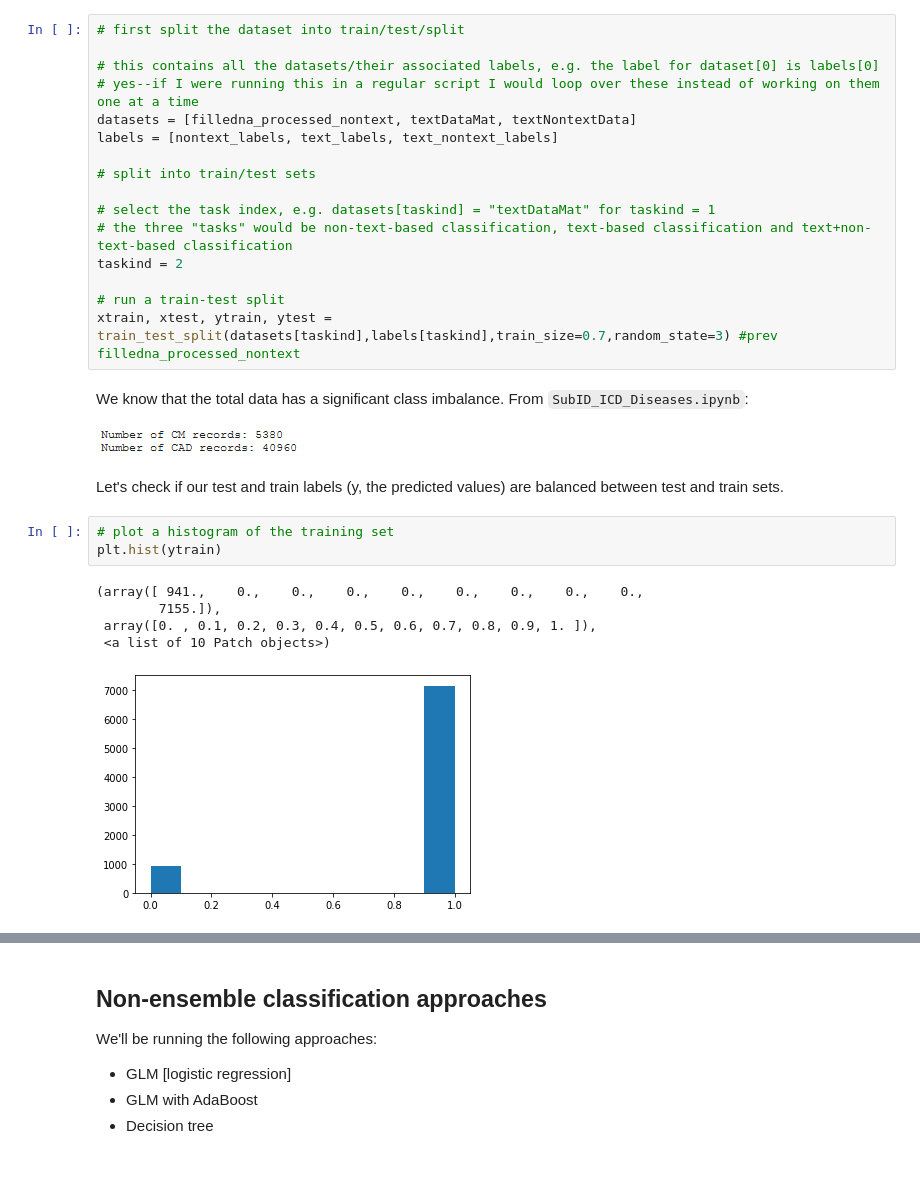
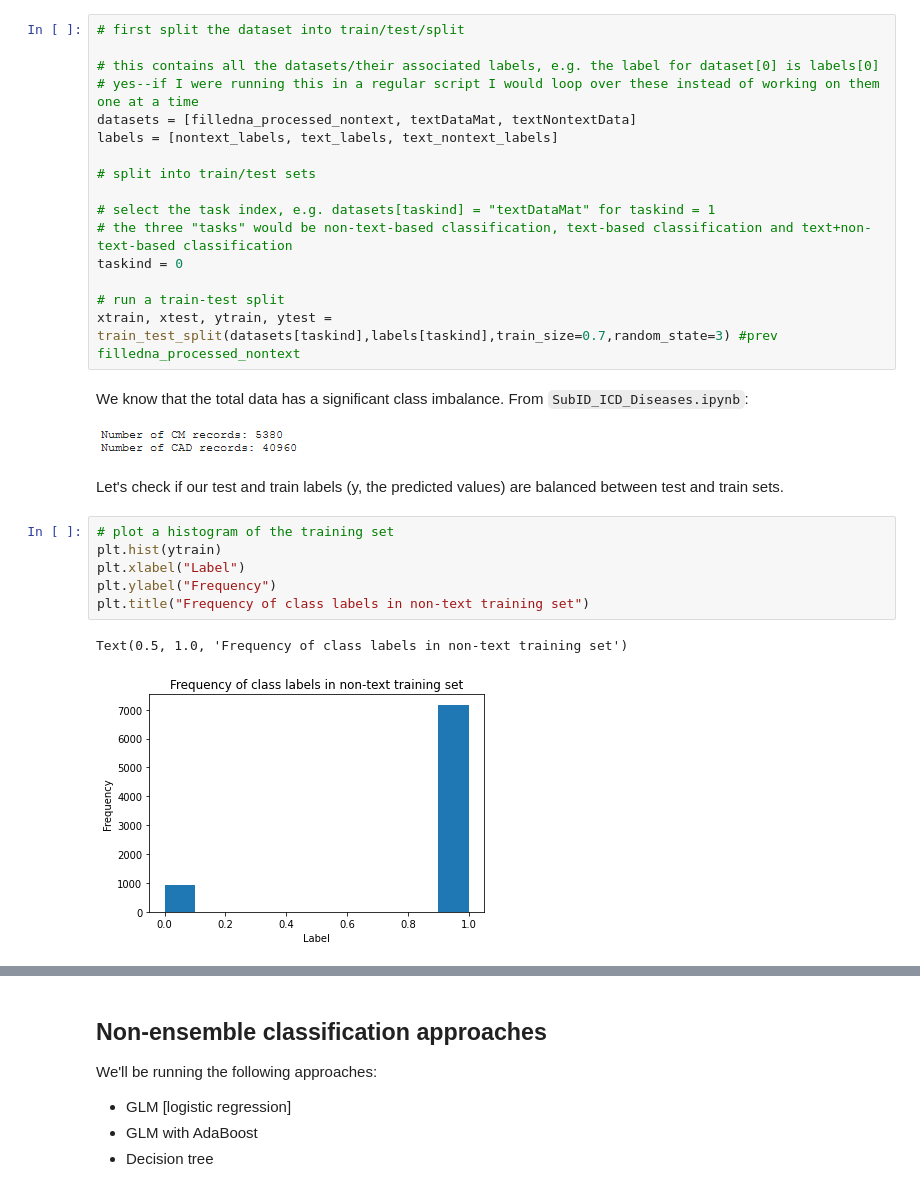
Before and after one commit to a-ram-1/cbb-750-final, a Jupyter notebook: CBB_750_final_project.ipynb, the cells around one changed output, grey strips where cells are left out. Drawn from its saved outputs; the diff is of its cells as text.

Commit message:
updating main python notebook for label hists

```diff
--- a/CBB_750_final_project.ipynb
+++ b/CBB_750_final_project.ipynb
@@ -786,7 +786,7 @@ labels = [nontext_labels, text_labels, text_nontext_labels]
 
 # select the task index, e.g. datasets[taskind] = "textDataMat" for taskind = 1
 # the three "tasks" would be non-text-based classification, text-based classification and text+non-text-based classification
-taskind = 2
+taskind = 0
 
 # run a train-test split
 xtrain, xtest, ytrain, ytest = train_test_split(datasets[taskind],labels[taskind],train_size=0.7,random_state=3) #prev filledna_processed_nontext
@@ -799,12 +799,12 @@ Let's check if our test and train labels (y, the predicted values) are balanced
 # %%
 # plot a histogram of the training set
 plt.hist(ytrain)
+plt.xlabel("Label")
+plt.ylabel("Frequency")
+plt.title("Frequency of class labels in non-text training set")
 # %% [output]
-(array([ 941.,    0.,    0.,    0.,    0.,    0.,    0.,    0.,    0.,
-        7155.]),
- array([0. , 0.1, 0.2, 0.3, 0.4, 0.5, 0.6, 0.7, 0.8, 0.9, 1. ]),
- <a list of 10 Patch objects>)
+Text(0.5, 1.0, 'Frequency of class labels in non-text training set')
-[figure, old version]
+[figure, new version]
 # %%
 # plot a histogram of the testing set
 plt.hist(ytest)
```
Also changed, not shown: parts of 4 cells of this notebook.
